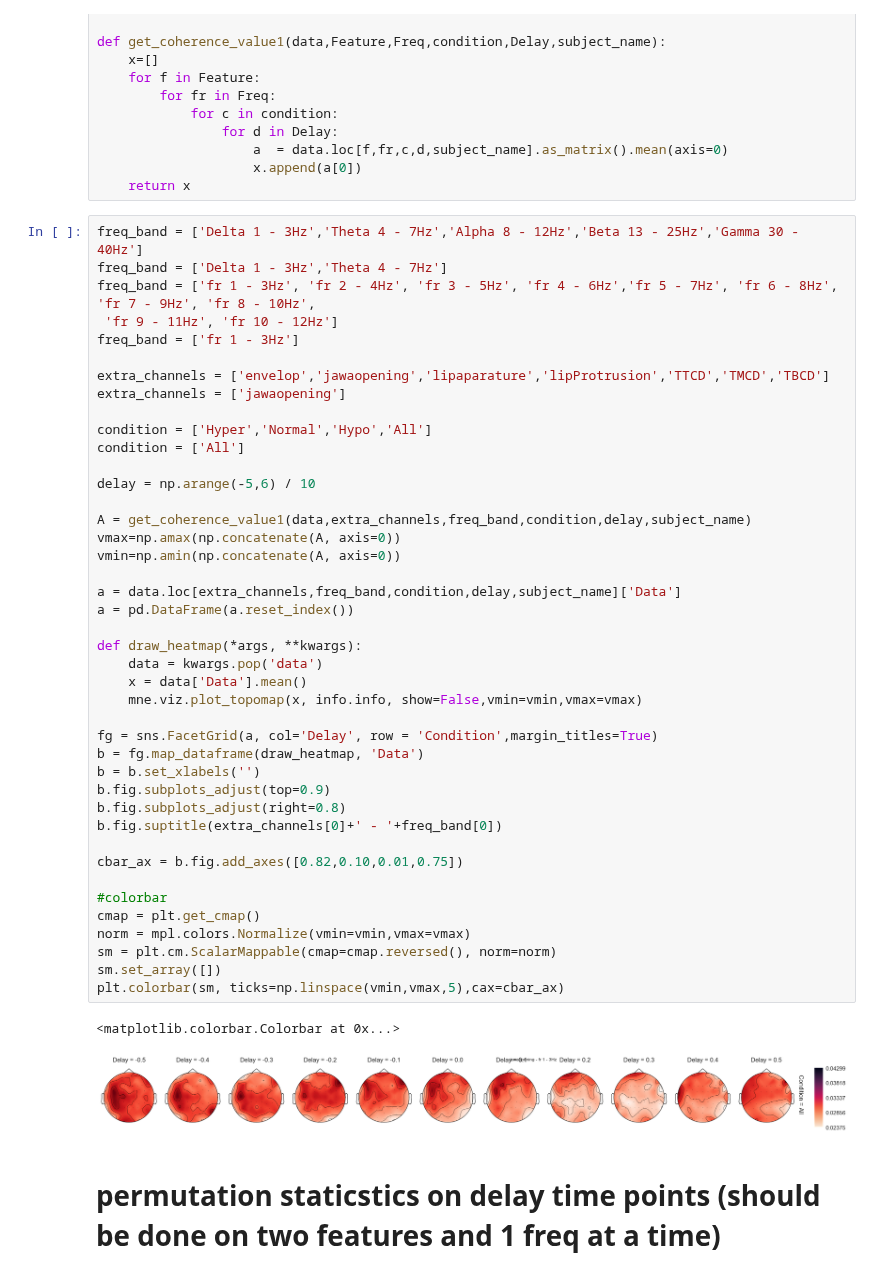
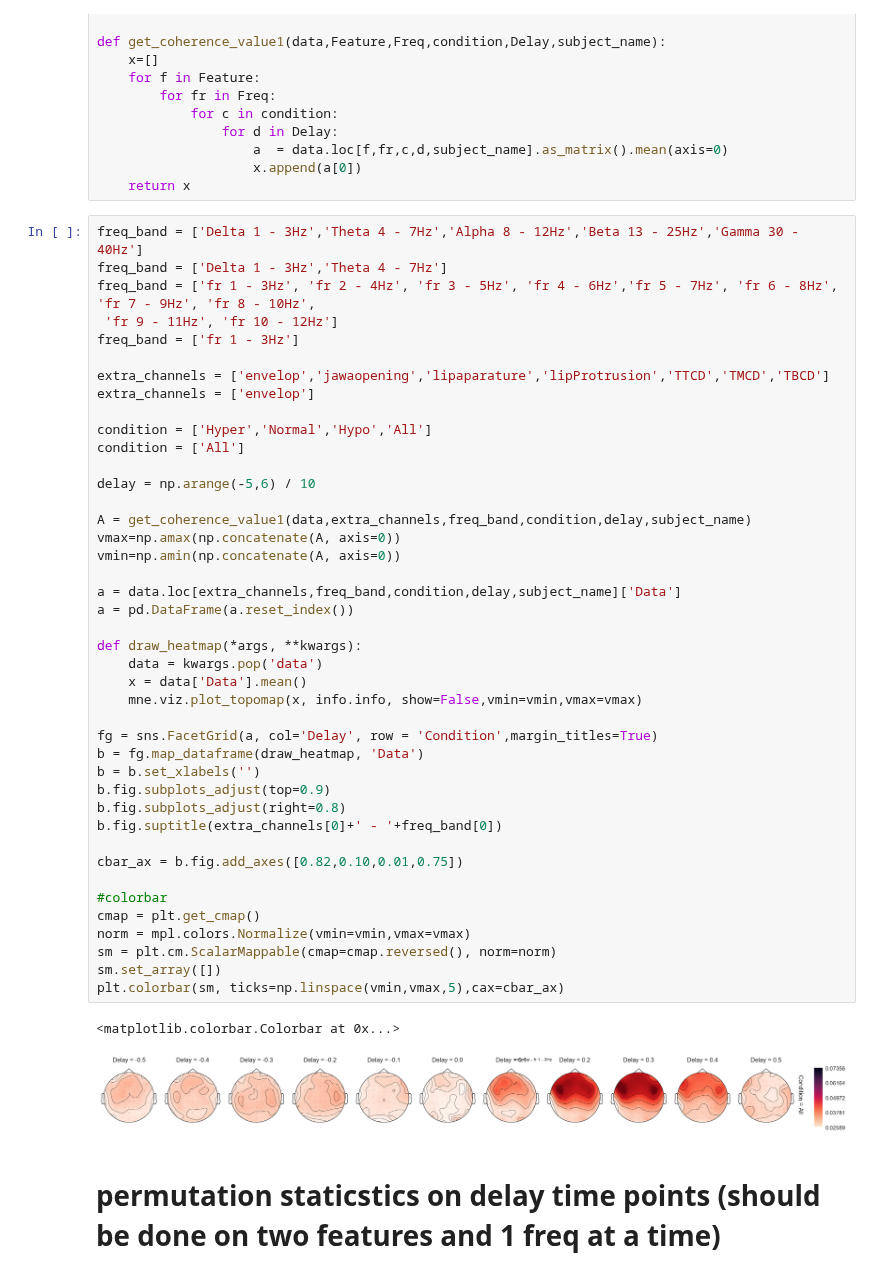
Before and after one commit to sankar-mukherjee/entrainment_python, a Jupyter notebook: coherence_investigate.ipynb, the cells around one changed output. Saved outputs shown, nothing was run; the diff lists cells and outputs as text.

```diff
--- a/coherence_investigate.ipynb
+++ b/coherence_investigate.ipynb
@@ -190,7 +190,7 @@ freq_band = ['fr 1 - 3Hz', 'fr 2 - 4Hz', 'fr 3 - 5Hz', 'fr 4 - 6Hz','fr 5 - 7Hz'
 freq_band = ['fr 1 - 3Hz']
 
 extra_channels = ['envelop','jawaopening','lipaparature','lipProtrusion','TTCD','TMCD','TBCD']
-extra_channels = ['jawaopening']
+extra_channels = ['envelop']
 
 condition = ['Hyper','Normal','Hypo','All']
 condition = ['All']
@@ -199,34 +199,34 @@ delay = np.arange(-5,6) / 10
 
 A = get_coherence_value1(data,extra_channels,freq_band,condition,delay,subject_name)
 vmax=np.amax(np.concatenate(A, axis=0))
 vmin=np.amin(np.concatenate(A, axis=0))
 
 a = data.loc[extra_channels,freq_band,condition,delay,subject_name]['Data']
 a = pd.DataFrame(a.reset_index())
 
 def draw_heatmap(*args, **kwargs):
     data = kwargs.pop('data')
     x = data['Data'].mean()
     mne.viz.plot_topomap(x, info.info, show=False,vmin=vmin,vmax=vmax)
 
 fg = sns.FacetGrid(a, col='Delay', row = 'Condition',margin_titles=True)
 b = fg.map_dataframe(draw_heatmap, 'Data')
 b = b.set_xlabels('')
 b.fig.subplots_adjust(top=0.9)
 b.fig.subplots_adjust(right=0.8)
 b.fig.suptitle(extra_channels[0]+' - '+freq_band[0])
 
 cbar_ax = b.fig.add_axes([0.82,0.10,0.01,0.75])
 
 #colorbar
 cmap = plt.get_cmap()
 norm = mpl.colors.Normalize(vmin=vmin,vmax=vmax)
 sm = plt.cm.ScalarMappable(cmap=cmap.reversed(), norm=norm)
 sm.set_array([])
 plt.colorbar(sm, ticks=np.linspace(vmin,vmax,5),cax=cbar_ax)
 # %% [output]
 <matplotlib.colorbar.Colorbar at 0x...>
-[figure, old version]
+[figure, new version]
 # %% [markdown]
 # permutation staticstics on delay time points (should be done on two features and 1 freq at a time)
 # %%
```
Also changed, not shown: parts of 8 cells of this notebook, 2 other files.
